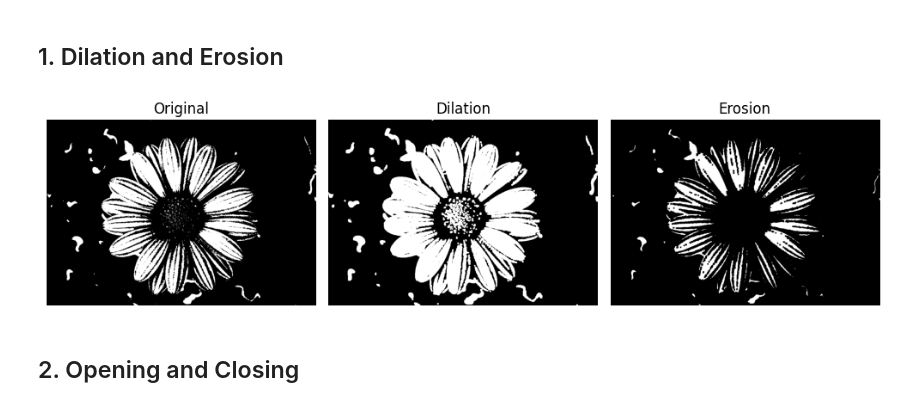
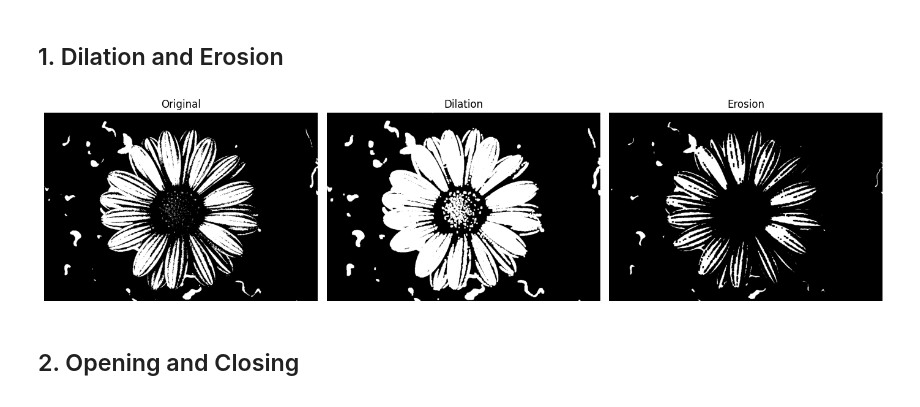
Before and after one commit to ennseo/computer-vision, a Jupyter notebook: HW4_Morphological_operations.ipynb, the cells around one changed output. Cells and saved outputs as stored; diff of their text form; code cells hidden in the pictures.

```diff
--- a/HW4_Morphological_operations.ipynb
+++ b/HW4_Morphological_operations.ipynb
@@ -7,35 +7,35 @@ import cv2 as cv
 import numpy as np
 import matplotlib.pyplot as plt
 
 img = cv.imread('flower.png', cv.IMREAD_GRAYSCALE)
 
 kernel = np.ones((5,5), np.uint8)
 
 # dialation and erosion
 dilation = cv.dilate(img, kernel, iterations=1)
 erosion = cv.erode(img, kernel, iterations=1)
 
-plt.figure(figsize=(10, 4))
+plt.figure(figsize=(14, 4))
 
 plt.subplot(1, 3, 1)
 plt.title("Original")
 plt.imshow(img, cmap='gray')
 plt.axis('off')
 
 plt.subplot(1, 3, 2)
 plt.title("Dilation")
 plt.imshow(dilation, cmap='gray')
 plt.axis('off')
 
 plt.subplot(1, 3, 3)
 plt.title("Erosion")
 plt.imshow(erosion, cmap='gray')
 plt.axis('off')
 
 plt.tight_layout()
 plt.show()
 # %% [output]
-[figure, old version]
+[figure, new version]
 # %% [markdown]
 ## 2. Opening and Closing
 # %%
```
Also changed, not shown: parts of 2 cells of this notebook.
